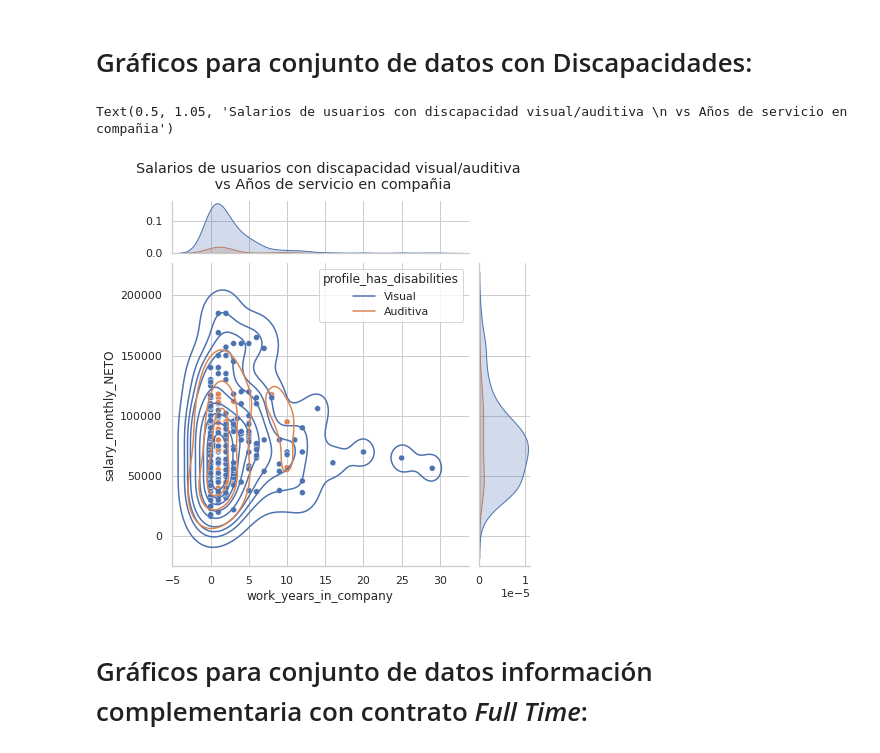
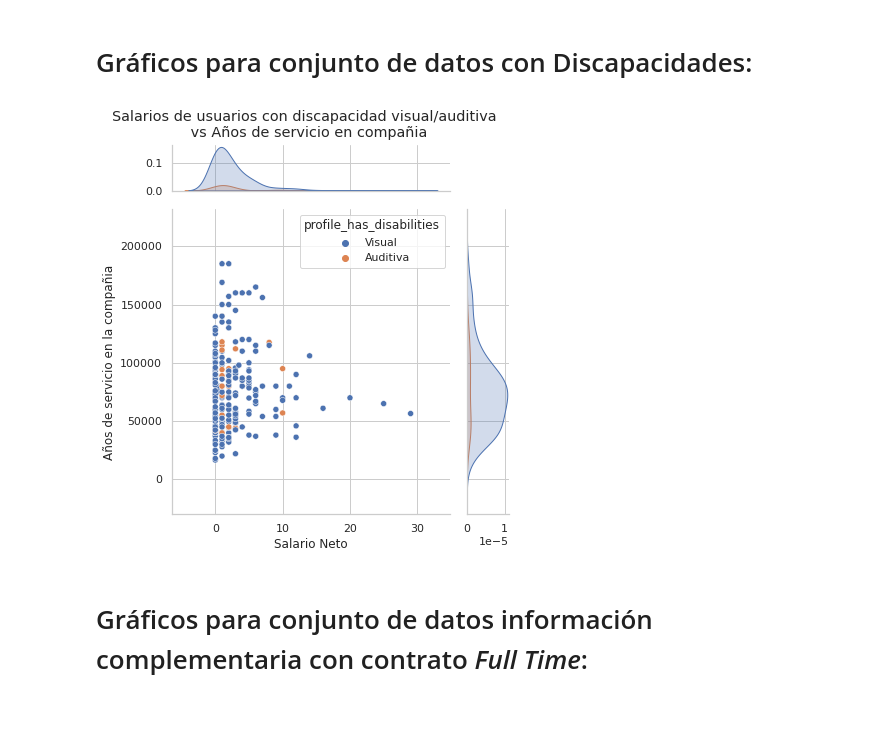
Before and after one commit to argennof/Data_A-V_2022, a Jupyter notebook: Grupo_24_Entregable_Parte_1.ipynb, the cells around one changed output. Cells and saved outputs as stored; diff of their text form; code cells hidden in the pictures; blank space fills up the shorter version.

```diff
--- a/Grupo_24_Entregable_Parte_1.ipynb
+++ b/Grupo_24_Entregable_Parte_1.ipynb
@@ -557,12 +569,14 @@ df6 = df_comple_dis2.reset_index().drop_duplicates(subset='index', keep='first')
 # Gráficos para conjunto de datos con Discapacidades:
 # %%
 # Joint plot para el conjunto usuarios que programan en lenguajes populares y presentan una discapacidad visual/auditiva
-seaborn.jointplot(x = df4.work_years_in_company, y = df4.salary_monthly_NETO,
-                  hue=df4.profile_has_disabilities,marginal_ticks=True, ).plot_joint(seaborn.kdeplot)
+g = seaborn.jointplot(x = df4.work_years_in_company, y = df4.salary_monthly_NETO,
+                  hue=df4.profile_has_disabilities,marginal_ticks=True)#,xlabel='Años en la compañia', ylabel='Salario Neto ($Ars)' ).plot_joint(seaborn.kdeplot)
 plt.suptitle('Salarios de usuarios con discapacidad visual/auditiva \n vs Años de servicio en compañia', y = 1.05)
+# JointGrid has a convenience function
+g.set_axis_labels('Salario Neto', 'Años de servicio en la compañia', fontsize=12)
+g.figure.tight_layout()
 # %% [output]
-Text(0.5, 1.05, 'Salarios de usuarios con discapacidad visual/auditiva \n vs Años de servicio en compañia')
-[figure, old version]
+[figure, new version]
 # %% [markdown]
 # Gráficos para conjunto de datos información complementaria con contrato _Full Time_:
 # %%
```
Also changed, not shown: parts of 25 cells of this notebook.
